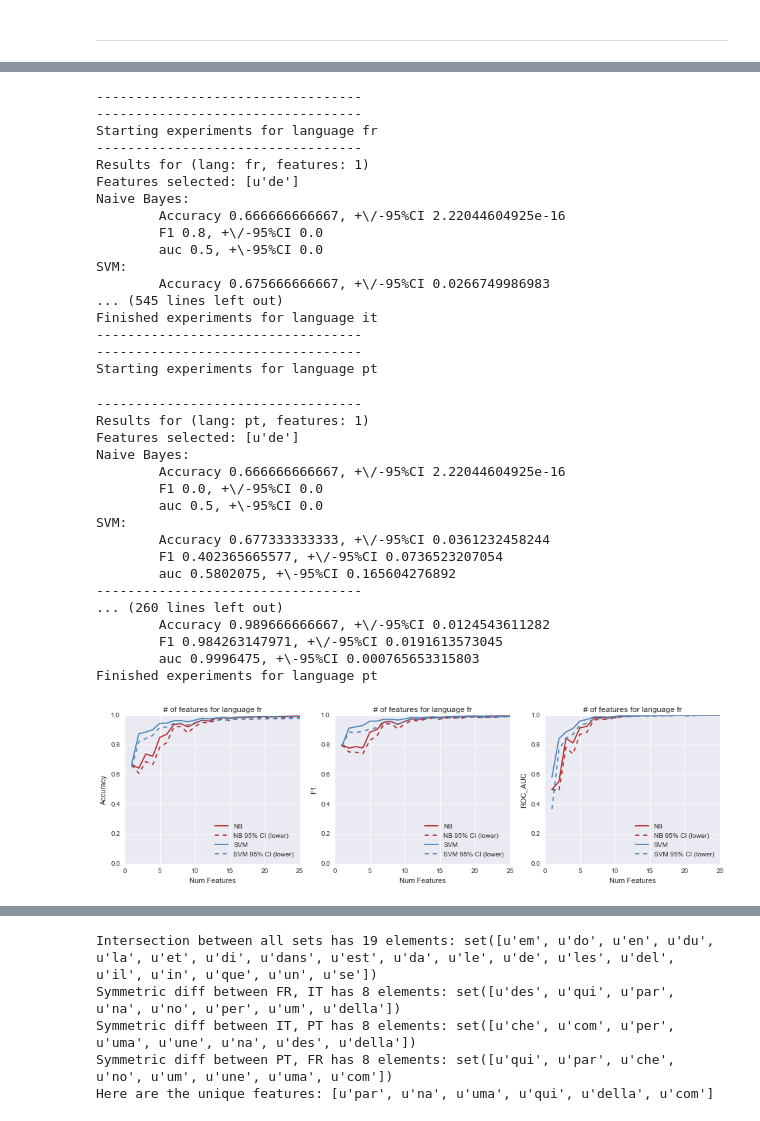
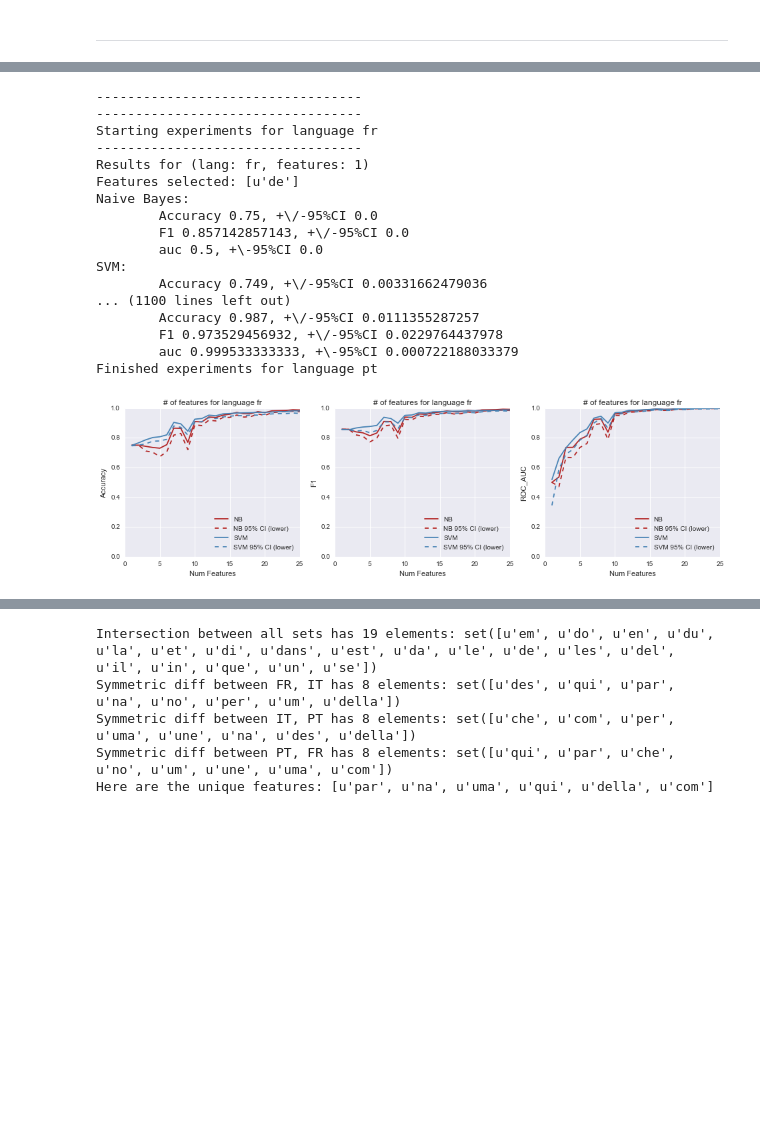
Before and after one commit to cdjeschke/Machine-Learning, a Jupyter notebook: project/code/experiment_1.ipynb, the cells around one changed output, grey strips where cells are left out. Drawn from its saved outputs; the diff is of its cells as text; code cells hidden in the pictures; blank space fills up the shorter version.

```diff
--- a/project/code/experiment_1.ipynb
+++ b/project/code/experiment_1.ipynb
@@ -1165,43 +1335,8 @@ Lexical similarity
 lex_corpi = {
     'original' : '../data/lexical/corpus',
     'fr' : '../data/lexical/fr_corpus',
+    'es' : '../data/lexical/es_corpus',
     'it' : '../data/lexical/it_corpus',
     'pt' : '../data/lexical/pt_corpus'
 }
-
-lex_languages = ['fr','it','pt']
+lex_languages = ['fr','es','it','pt']
-# %%
-# Plot a histogram of the lexically similar paragraphs
-fr_lengths = [len(p) for p in skds.load_files(lex_corpi['fr'], encoding='UTF-8', shuffle=True, categories=['fr']).data]
-it_lengths = [len(p) for p in skds.load_files(lex_corpi['it'], encoding='UTF-8', shuffle=True, categories=['it']).data]
-pt_lengths = [len(p) for p in skds.load_files(lex_corpi['pt'], encoding='UTF-8', shuffle=True, categories=['pt']).data]
-
-bins = 25
-y = [0, 300]
-figure = plt.figure(figsize=(10,10))
-axes = figure.add_subplot(3,1,1)
-axes.hist(fr_lengths, bins=bins)
-axes.set_title("Density of French paragraphs")
-axes.set_ylabel("Density")
-axes.set_xlabel("Paragraph Lengths")
-axes.set_ylim(y)
-
-axes = figure.add_subplot(3,1,2)
-axes.hist(it_lengths, bins=bins)
-axes.set_title("Density of Italian paragraphs")
-axes.set_ylabel("Density")
-axes.set_xlabel("Paragraph Lengths")
-axes.set_ylim(y)
-
-axes = figure.add_subplot(3,1,3)
-axes.hist(pt_lengths, bins=bins)
-axes.set_title("Density of Portuguese paragraphs")
-axes.set_ylabel("Density")
-axes.set_xlabel("Paragraph Lengths")
-axes.set_ylim(y)
-
-# Improved spacing between plots
-figure.subplots_adjust(hspace=.3)
-
-# Show the plots
-plt.show()
@@ -1213,7 +1346,7 @@ plt.show()
 random.seed(123454321)
 np.random.seed(123454321)
 
-def experiment_6(corpi, language, num_features, feature_sampling_perc=.10):
+def experiment_7(corpi, language, num_features, feature_sampling_perc=.10):
 
     # Get the feature sampling corpus.  We'll sample from all languages here.
     fs_corpus = skds.load_files(corpi['original'], encoding='UTF-8', shuffle=True)
@@ -1221,7 +1354,7 @@ def experiment_6(corpi, language, num_features, feature_sampling_perc=.10):
     # Discover features by count
     sub_sample = train_test_split(fs_corpus.data, fs_corpus.target, train_size=feature_sampling_perc)[0]
     vectorizer = CountVectorizer(analyzer='word', lowercase=True, encoding='UTF-8',
-                                   max_features=num_features, token_pattern=token_pattern())
+                                   max_features=num_features, token_pattern=single_char_token_pattern())
     vectorizer.fit(sub_sample)
 
     # Load the language corpus & fit a Naive Bayes classifier
@@ -1273,7 +1406,7 @@ for language in lex_languages:
     print "Starting experiments for language {0}".format(language)
     results = []
     for num_features in range(1, 25+1):
-        exp_res = experiment_6(lex_corpi, language, num_features)
+        exp_res = experiment_7(lex_corpi, language, num_features)
 
         print "----------------------------------"
         print "Results for (lang: {0}, features: {1})".format(language, exp_res['num_features'])
@@ -1331,56 +1464,39 @@ for language in lex_languages:
     # AUC on NB, SVM
     axes = figure.add_subplot(1,3,3)
     axes.set_title("# of features for language {0}".format(language))
     # NB plot
     nb_auc = [result['NB']['auc'] for result in results]
     nb_auc_lower = [result['NB']['auc'] - result['NB']['auc_95CI'] for result in results]
     h1, = axes.plot(nf, nb_auc, color='firebrick', label='NB')
     h2, = axes.plot(nf, nb_auc_lower, color='firebrick', linestyle='dashed', label='NB 95% CI (lower)')
     # SVM plot
     svm_auc = [result['SVM']['auc'] for result in results]
     svm_auc_lower = [result['SVM']['auc'] - result['SVM']['auc_95CI'] for result in results]
     h3, = axes.plot(nf, svm_auc, color='steelblue', label='SVM')
     h4, = axes.plot(nf, svm_auc_lower, color='steelblue', linestyle='dashed', label='SVM 95% CI (lower)')
     axes.legend(handles=[h1, h2, h3, h4], loc='lower right')
     axes.set_ylabel("ROC_AUC")
     axes.set_xlabel("Num Features")
     axes.set_ylim([0,1])
 
 
     print "Finished experiments for language {0}".format(language)
 # %% [output]
 ----------------------------------
 ----------------------------------
 Starting experiments for language fr
 ----------------------------------
 Results for (lang: fr, features: 1)
 Features selected: [u'de']
 Naive Bayes:
-        Accuracy 0.666666666667, +\/-95%CI 2.22044604925e-16
-        F1 0.8, +\/-95%CI 0.0
+        Accuracy 0.75, +\/-95%CI 0.0
+        F1 0.857142857143, +\/-95%CI 0.0
         auc 0.5, +\-95%CI 0.0
 SVM:
-        Accuracy 0.675666666667, +\/-95%CI 0.0266749986983
-... (545 lines left out)
-Finished experiments for language it
-----------------------------------
-----------------------------------
-Starting experiments for language pt
+        Accuracy 0.749, +\/-95%CI 0.00331662479036
+... (1100 lines left out)
+        Accuracy 0.987, +\/-95%CI 0.0111355287257
+        F1 0.973529456932, +\/-95%CI 0.0229764437978
+        auc 0.999533333333, +\-95%CI 0.000722188033379
+Finished experiments for language pt
-----------------------------------
-Results for (lang: pt, features: 1)
-Features selected: [u'de']
-Naive Bayes:
-        Accuracy 0.666666666667, +\/-95%CI 2.22044604925e-16
-        F1 0.0, +\/-95%CI 0.0
-        auc 0.5, +\-95%CI 0.0
-SVM:
-        Accuracy 0.677333333333, +\/-95%CI 0.0361232458244
-        F1 0.402365665577, +\/-95%CI 0.0736523207054
-        auc 0.5802075, +\-95%CI 0.165604276892
-----------------------------------
-... (260 lines left out)
-        Accuracy 0.989666666667, +\/-95%CI 0.0124543611282
-        F1 0.984263147971, +\/-95%CI 0.0191613573045
-        auc 0.9996475, +\-95%CI 0.000765653315803
-Finished experiments for language pt
-[figure, old version]
+[figure, new version]
```
Also changed, not shown: parts of 46 cells of this notebook, 17 other files.
